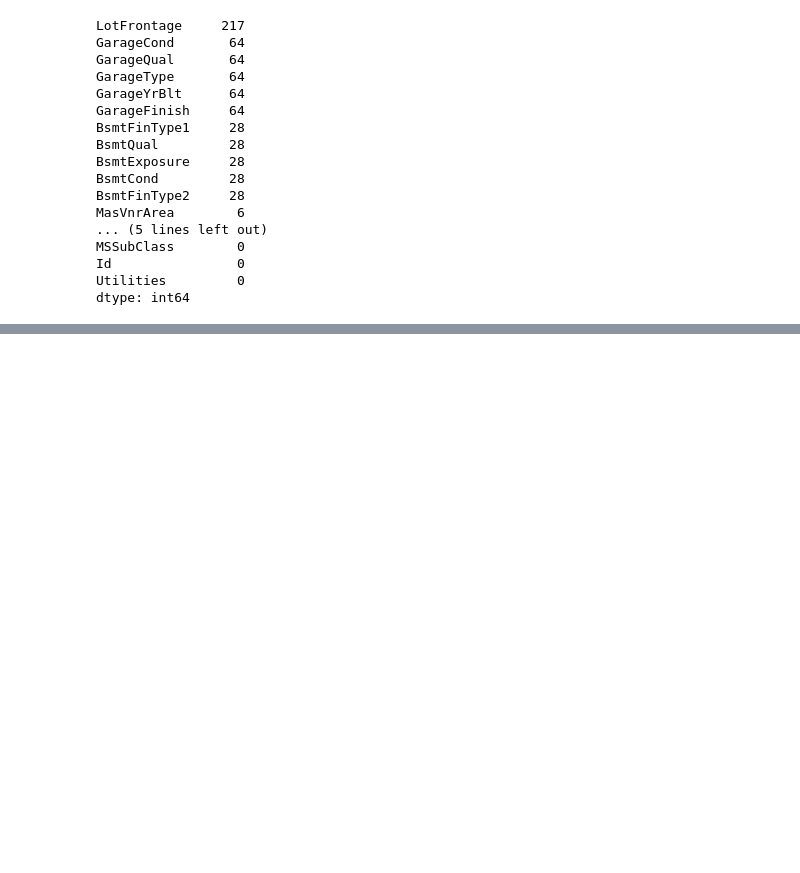
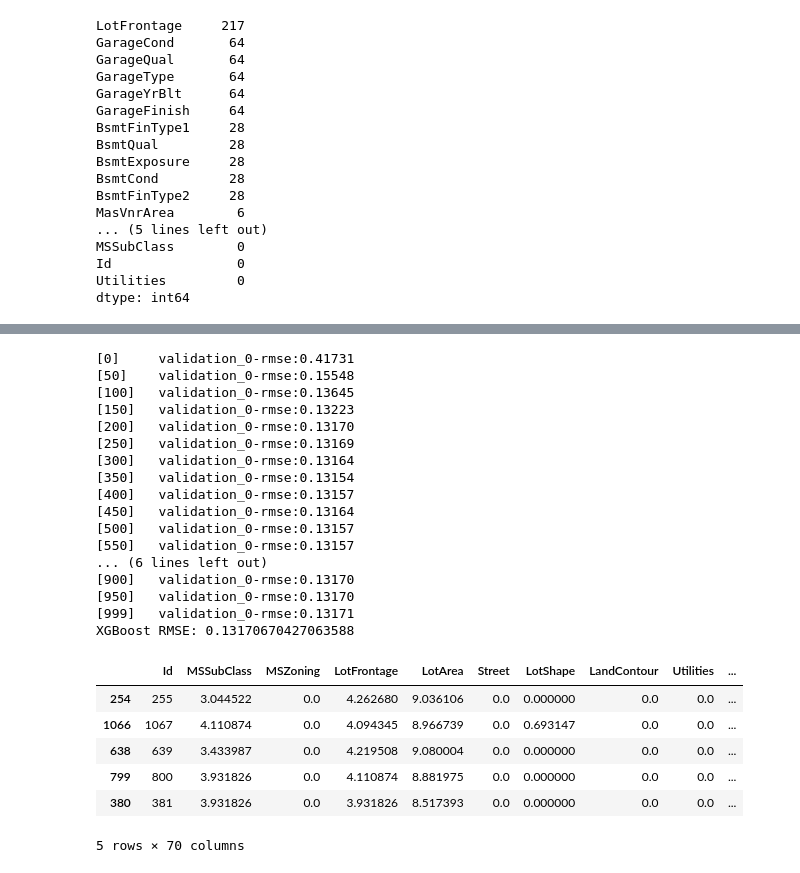
Before and after one commit to shubita924/proj1, a Jupyter notebook: model_experiment.ipynb, the cells around one changed output, grey strips where cells are left out. Saved outputs shown, nothing was run; the diff lists cells and outputs as text; code cells hidden in the pictures; blank space fills up the shorter version.

Commit message:
maybe final model 0.135

```diff
--- a/model_experiment.ipynb
+++ b/model_experiment.ipynb
@@ -166 +204,65 @@ for col in cols_with_na:
+# %%
+import xgboost as xgb
+import lightgbm as lgb
+from sklearn.metrics import mean_squared_error
+import numpy as np
+
+# --- XGBoost model ---
+model = xgb.XGBRegressor(
+    n_estimators=1000,
+    max_depth=5,
+    learning_rate=0.05,
+    subsample=0.8,
+    colsample_bytree=0.8,
+    reg_alpha=0.1,
+    reg_lambda=1,
+    random_state=42,
+    verbosity=0
+)
+
+model.fit(X_train, y_train,
+              eval_set=[(X_val, y_val)],
+              verbose=50)
+
+preds = model.predict(X_val)
+rmse = np.sqrt(mean_squared_error(y_val, preds))
+print("XGBoost RMSE:", rmse)
+
+
+
+# Convert back from log-scale for submission
+test_preds = np.expm1(model.predict(test_df))
+
+submission = pd.DataFrame({
+    "Id": test_ids,
+    "SalePrice": test_preds
+})
+submission.to_csv("submission.csv", index=False)
+
+X_train.head()
+# %% [output]
+[0]     validation_0-rmse:0.41731
+[50]    validation_0-rmse:0.15548
+[100]   validation_0-rmse:0.13645
+[150]   validation_0-rmse:0.13223
+[200]   validation_0-rmse:0.13170
+[250]   validation_0-rmse:0.13169
+[300]   validation_0-rmse:0.13164
+[350]   validation_0-rmse:0.13154
+[400]   validation_0-rmse:0.13157
+[450]   validation_0-rmse:0.13164
+[500]   validation_0-rmse:0.13157
+[550]   validation_0-rmse:0.13157
+... (6 lines left out)
+[900]   validation_0-rmse:0.13170
+[950]   validation_0-rmse:0.13170
+[999]   validation_0-rmse:0.13171
+XGBoost RMSE: 0.13170670427063588
+|  | Id | MSSubClass | MSZoning | LotFrontage | LotArea | Street | LotShape | LandContour | Utilities | ... |
+| 254 | 255 | 3.044522 | 0.0 | 4.262680 | 9.036106 | 0.0 | 0.000000 | 0.0 | 0.0 | ... |
+| 1066 | 1067 | 4.110874 | 0.0 | 4.094345 | 8.966739 | 0.0 | 0.693147 | 0.0 | 0.0 | ... |
+| 638 | 639 | 3.433987 | 0.0 | 4.219508 | 9.080004 | 0.0 | 0.000000 | 0.0 | 0.0 | ... |
+| 799 | 800 | 3.931826 | 0.0 | 4.110874 | 8.881975 | 0.0 | 0.000000 | 0.0 | 0.0 | ... |
+| 380 | 381 | 3.931826 | 0.0 | 3.931826 | 8.517393 | 0.0 | 0.000000 | 0.0 | 0.0 | ... |
+5 rows × 70 columns
 # %%
```
Also changed, not shown: parts of 8 cells of this notebook.
